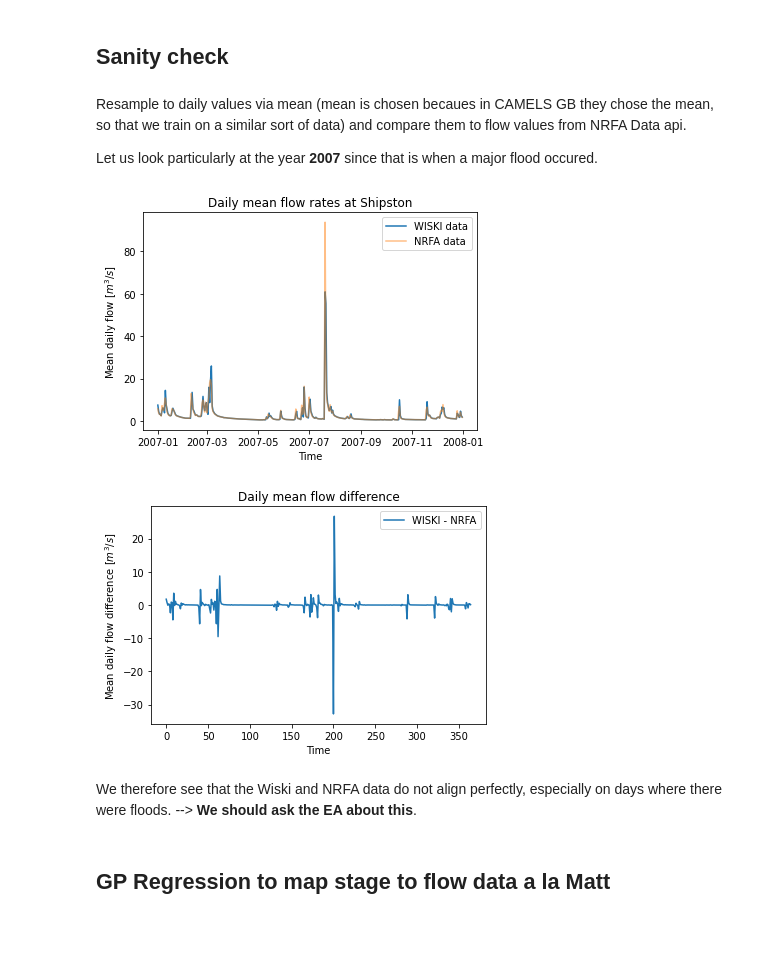
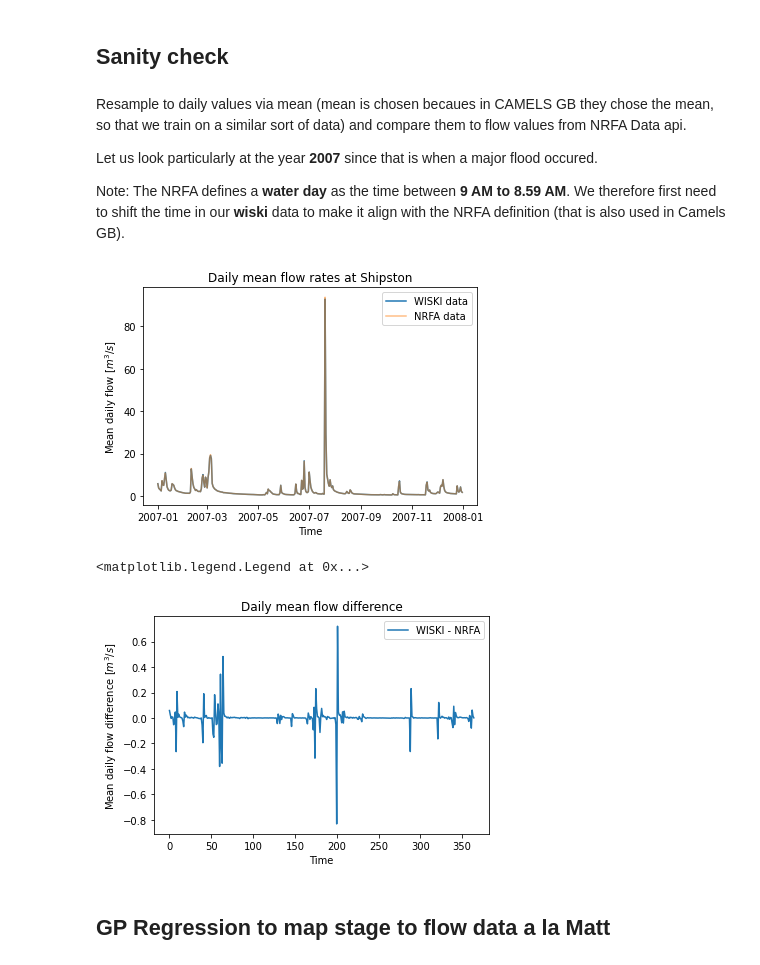
Before and after one commit to ai4er-cdt/flood_risk_shipston, a Jupyter notebook: notebooks/runoff_data_collection.ipynb, the cells around one changed output. Saved outputs shown, nothing was run; the diff lists cells and outputs as text; code cells hidden in the pictures; blank space fills up the shorter version.

Commit message:
updated rainday definition

```diff
--- a/notebooks/runoff_data_collection.ipynb
+++ b/notebooks/runoff_data_collection.ipynb
@@ -92,6 +92,7 @@ shipston = 54106 # NRFA id of shipston
 
 shipston_gdf_response = api.get_timeseries(shipston, "gdf")
 shipston_flow_nrfa = api._nrfa_timeseries_to_pandas(shipston_gdf_response)
+shipston_flow_nrfa.index.name = "Date_Time"
 # %%
 # Let's quickly check for extreme values and missing values
 print(f"Missing values: {shipston_flow_nrfa.isna().sum()}")
@@ -206,3 +207,5 @@ df_flow_and_stage.head()
 Resample to daily values via mean (mean is chosen becaues in CAMELS GB they chose the mean, so that we train on a similar sort of data) and compare them to flow values from NRFA Data api.
 
 Let us look particularly at the year __2007__ since that is when a major flood occured.
+
+Note: The NRFA defines a __water day__ as the time between __9 AM to 8.59 AM__. We therefore first need to shift the time in our __wiski__ data to make it align with the NRFA definition (that is also used in Camels GB).
@@ -211,26 +212,35 @@ shipston_flow_wiski = df_flow_and_stage[["flow"]].resample("d").mean().dropna(ho
+# %%
+# Offset the "start of a day" by 9 hours since an NRFA rain day is
+# defined as going from 9am to 8.59am.
+
+df_flow_and_stage.index = df_flow_and_stage.index + pd.DateOffset(hours=-9)
+
+shipston_flow_wiski = df_flow_and_stage[["flow"]].resample("d").mean().dropna(how="all")
 # %%
-plt.plot(shipston_flow_wiski["2007"], label="WISKI data")
-plt.plot(shipston_flow_nrfa["2007"], label="NRFA data", alpha=0.5)
+# select daterange to plot
+daterange = "2007"
+
+# plot
+plt.plot(shipston_flow_wiski[daterange], label="WISKI data")
+plt.plot(shipston_flow_nrfa[daterange], label="NRFA data", alpha=0.5)
 plt.title("Daily mean flow rates at Shipston")
 plt.ylabel("Mean daily flow [$m^3/s$]")
 plt.xlabel("Time")
 plt.legend()
 plt.show()
 
 plt.plot(
-    shipston_flow_wiski["2007"].values.flatten() - shipston_flow_nrfa["2007"].values,
+    shipston_flow_wiski[daterange].values.flatten() - shipston_flow_nrfa[daterange].values,
     label="WISKI - NRFA",
 )
 plt.title("Daily mean flow difference")
 plt.ylabel("Mean daily flow difference [$m^3/s$]")
 plt.xlabel("Time")
 plt.legend()
 # %% [output]
-[figure, old version]
+[figure, new version]
+<matplotlib.legend.Legend at 0x...>
-[figure, old version]
+[figure, new version]
-# %% [markdown]
-We therefore see that the Wiski and NRFA data do not align perfectly, especially on days where there were floods.
---> __We should ask the EA about this__.
 # %% [markdown]
 ## GP Regression to map stage to flow data a la Matt
 # %% [markdown]
```
Also changed, not shown: parts of 6 cells of this notebook.
